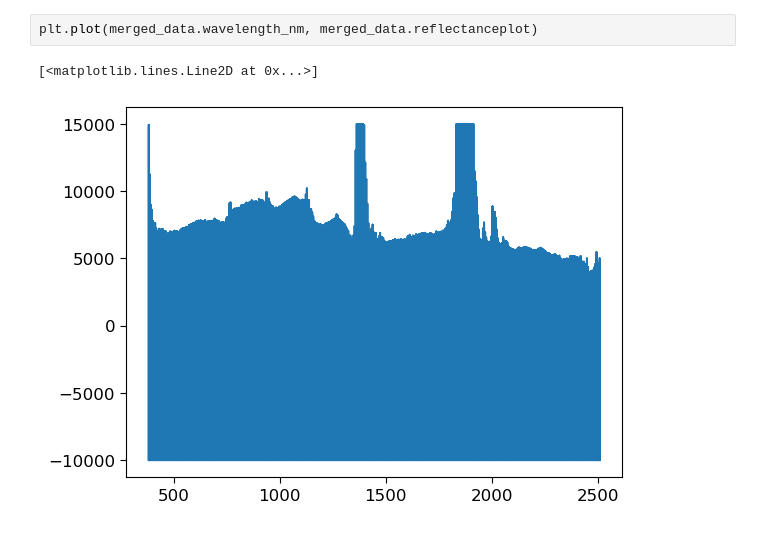
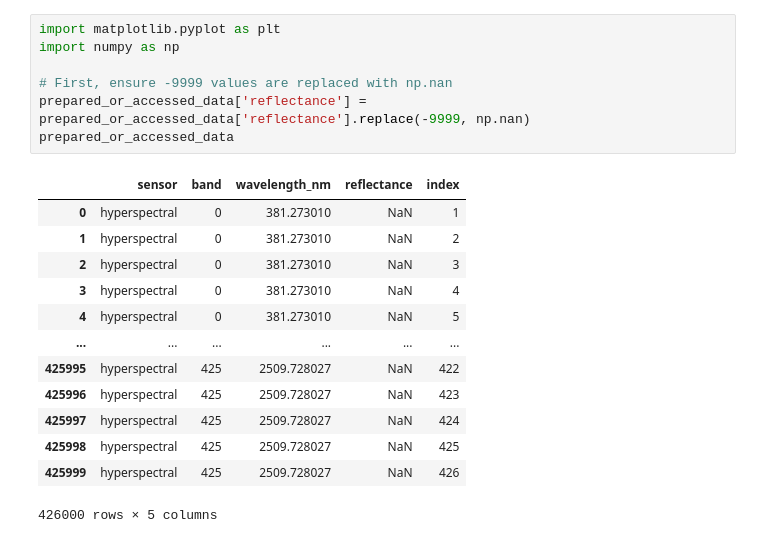
Before and after one commit to earthlab/cross-sensor-cal, a Jupyter notebook: plot_resample.ipynb, the cells around one changed output. Cells and saved outputs as stored; diff of their text form.

Commit message:
more plot

```diff
--- a/plot_resample.ipynb
+++ b/plot_resample.ipynb
@@ -490,5 +190,21 @@ plt.show()
-# %%
-plt.plot(merged_data.wavelength_nm, merged_data.reflectanceplot)
-# %% [output]
-[<matplotlib.lines.Line2D at 0x...>]
-[figure, removed]
+# %%
+import matplotlib.pyplot as plt
+import numpy as np
+
+# First, ensure -9999 values are replaced with np.nan
+prepared_or_accessed_data['reflectance'] = prepared_or_accessed_data['reflectance'].replace(-9999, np.nan)
+prepared_or_accessed_data
+# %% [output]
+|  | sensor | band | wavelength_nm | reflectance | index |
+| 0 | hyperspectral | 0 | 381.273010 | NaN | 1 |
+| 1 | hyperspectral | 0 | 381.273010 | NaN | 2 |
+| 2 | hyperspectral | 0 | 381.273010 | NaN | 3 |
+| 3 | hyperspectral | 0 | 381.273010 | NaN | 4 |
+| 4 | hyperspectral | 0 | 381.273010 | NaN | 5 |
+| ... | ... | ... | ... | ... | ... |
+| 425995 | hyperspectral | 425 | 2509.728027 | NaN | 422 |
+| 425996 | hyperspectral | 425 | 2509.728027 | NaN | 423 |
+| 425997 | hyperspectral | 425 | 2509.728027 | NaN | 424 |
+| 425998 | hyperspectral | 425 | 2509.728027 | NaN | 425 |
+| 425999 | hyperspectral | 425 | 2509.728027 | NaN | 426 |
+426000 rows × 5 columns
```
Also changed, not shown: parts of 24 cells of this notebook.
